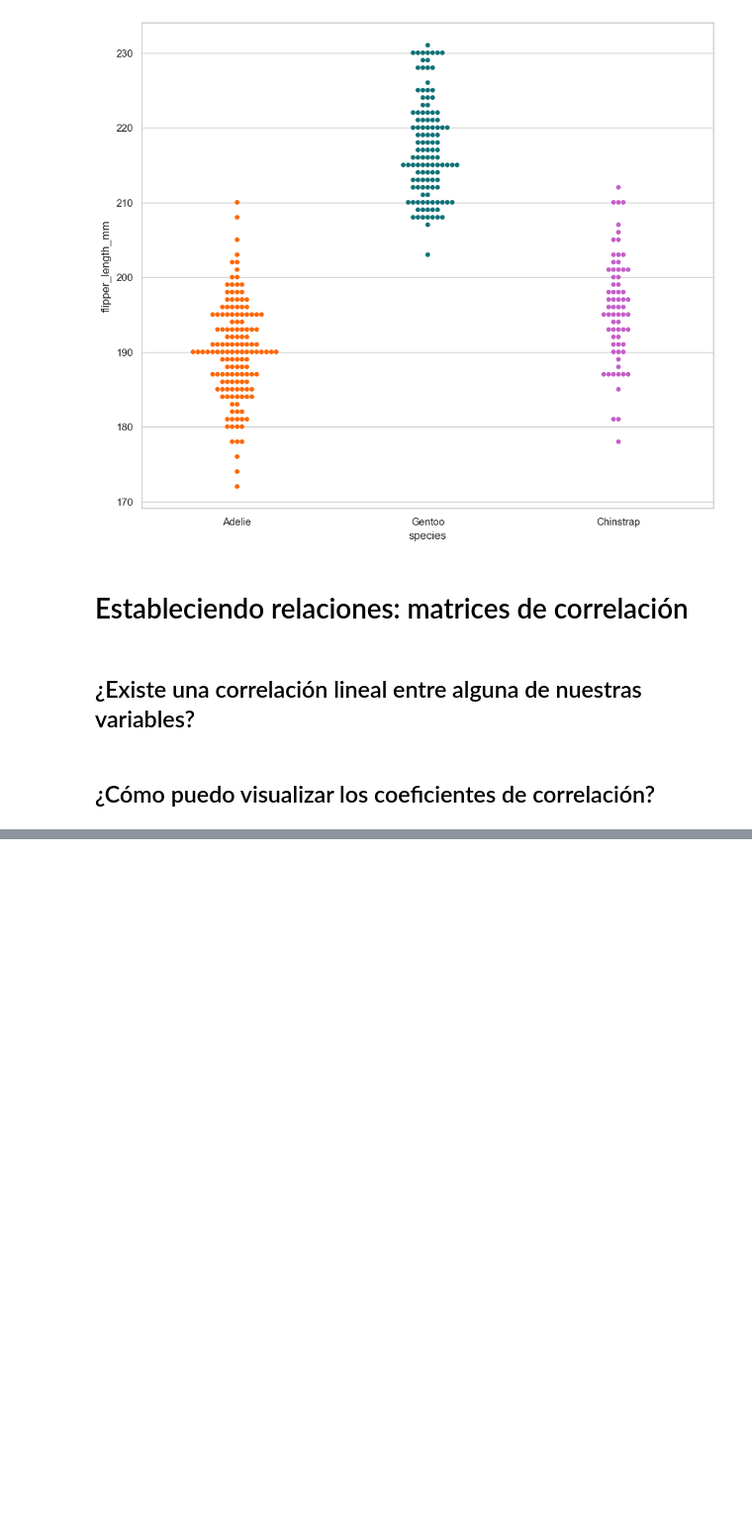
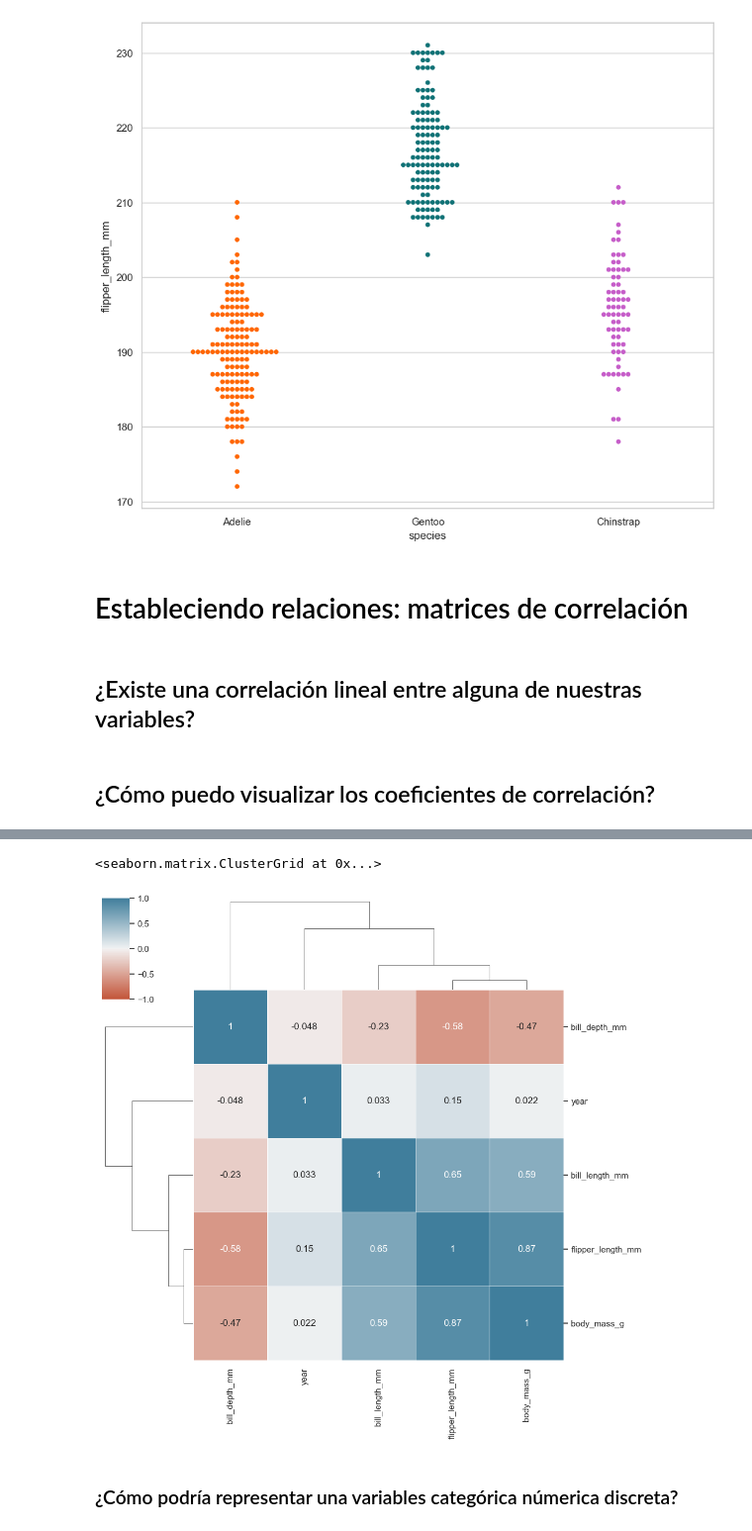
Before and after one commit to abarreran/Penguin, a Jupyter notebook: pinguinos.ipynb, the cells around one changed output, grey strips where cells are left out. Shown at 99% size. Drawn from its saved outputs; the diff is of its cells as text; code cells hidden in the pictures; blank space fills up the shorter version.

```diff
--- a/pinguinos.ipynb
+++ b/pinguinos.ipynb
@@ -1050,0 +1050,15 @@ sns.heatmap(
+# %%
+sns.clustermap(
+    data=onlynumeric_processed_penguins_df.corr(),
+    cmap=sns.diverging_palette(20, 230, as_cmap=True),
+    center=0,
+    vmin=-1,
+    vmax=1,
+    linewidths=0.5,
+    annot=True
+)
+# %% [output]
+<seaborn.matrix.ClusterGrid at 0x...>
+[figure, added]
+# %% [markdown]
+### ¿Cómo podría representar una variables categórica númerica discreta?
```
Also changed, not shown: parts of 53 cells of this notebook, 1 other file.
